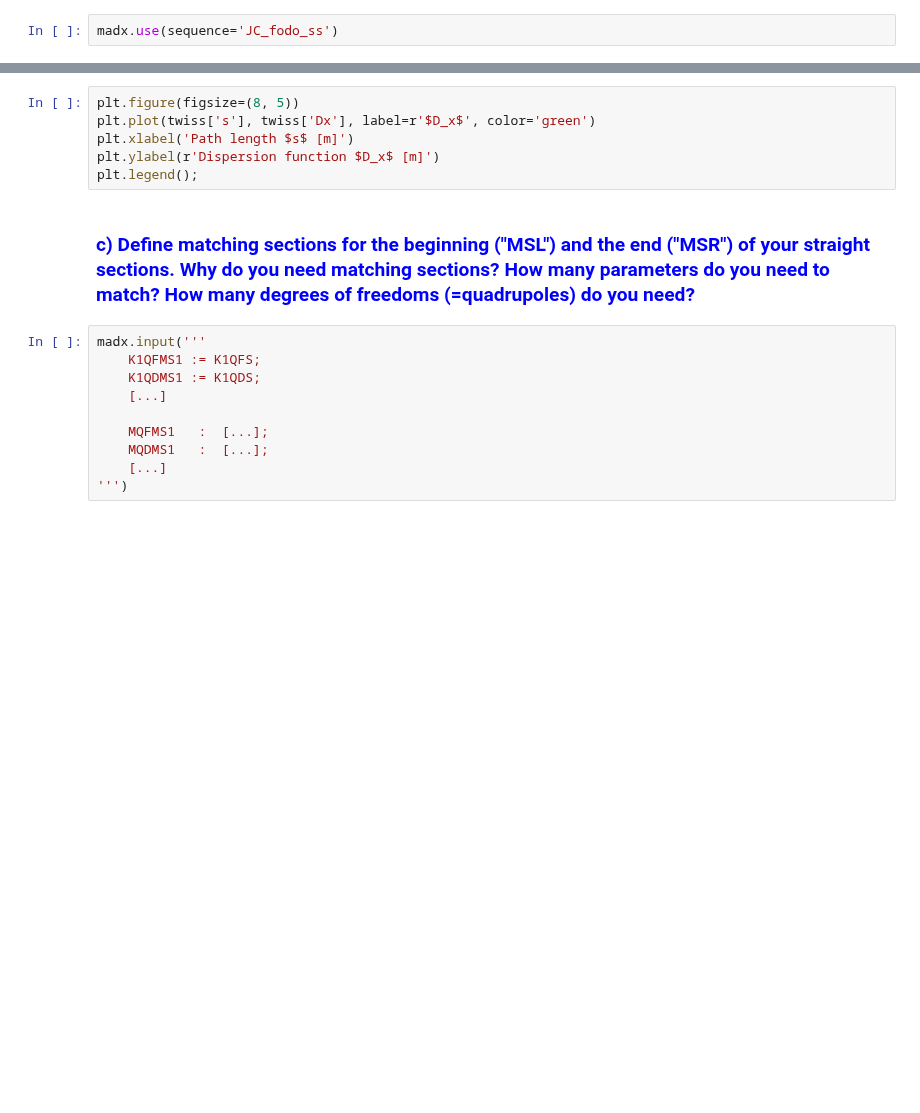
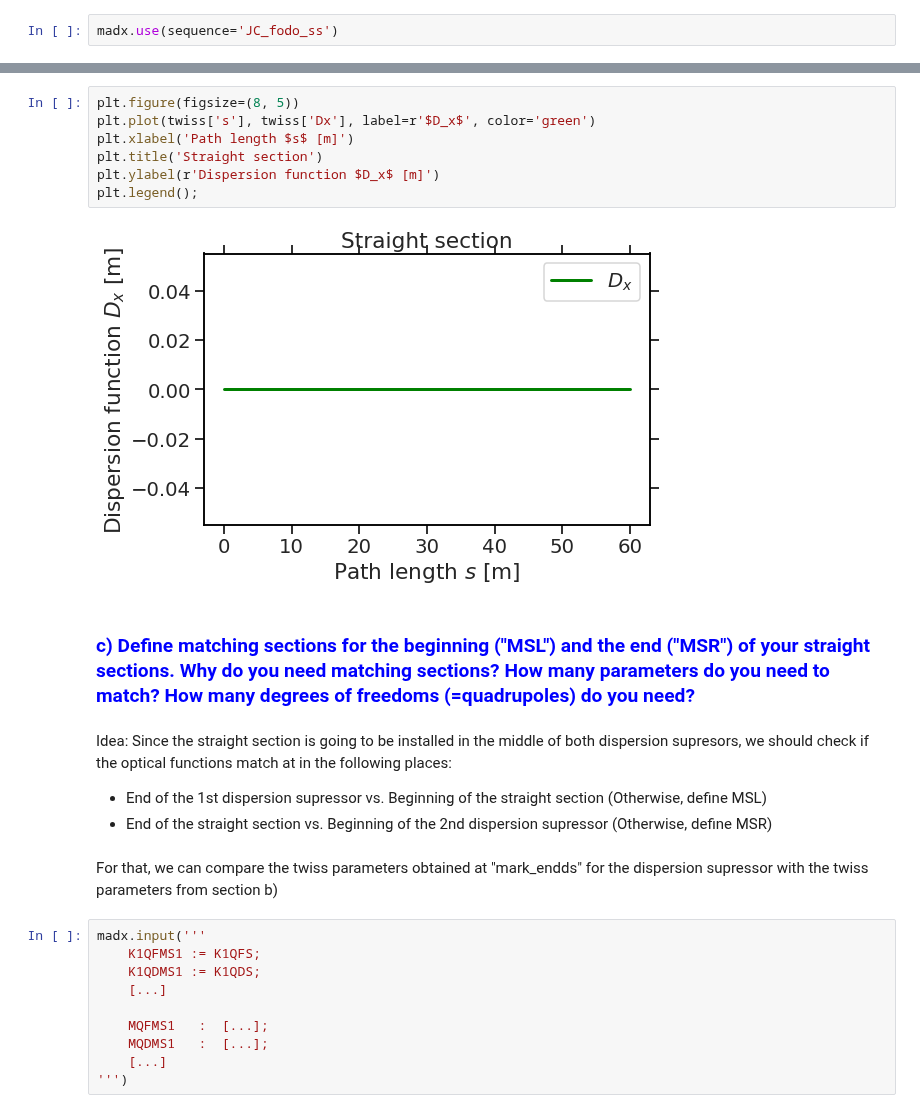
Before and after one commit to youcann/JUAS-2022-accelerator-workshop-group10, a Jupyter notebook: JUAS22_AccDesign_Topic-III-Lattice-Design.ipynb, the cells around one changed output, grey strips where cells are left out. Drawn from its saved outputs; the diff is of its cells as text; blank space fills up the shorter version.

```diff
--- a/JUAS22_AccDesign_Topic-III-Lattice-Design.ipynb
+++ b/JUAS22_AccDesign_Topic-III-Lattice-Design.ipynb
@@ -855,11 +883,20 @@ plt.legend();
 # %%
 plt.figure(figsize=(8, 5))
 plt.plot(twiss['s'], twiss['Dx'], label=r'$D_x$', color='green')
 plt.xlabel('Path length $s$ [m]')
+plt.title('Straight section')
 plt.ylabel(r'Dispersion function $D_x$ [m]')
 plt.legend();
+# %% [output]
+[figure, added]
 # %% [markdown]
 ### <span style="color:blue;">c) Define matching sections for the beginning ("MSL") and the end ("MSR") of your straight sections. Why do you need matching sections? How many parameters do you need to match? How many degrees of freedoms (=quadrupoles) do you need? </span>
+# %% [markdown]
+Idea: Since the straight section is going to be installed in the middle of both dispersion supresors, we should check if the optical functions match at in the following places:
+- End of the 1st dispersion supressor vs. Beginning of the straight section (Otherwise, define MSL)
+- End of the straight section vs. Beginning of the 2nd dispersion supressor (Otherwise, define MSR)
+# %% [markdown]
+For that, we can compare the twiss parameters obtained at "mark_endds" for the dispersion supressor with the twiss parameters from section b)
 # %%
 madx.input('''
     K1QFMS1 := K1QFS;
```
Also changed, not shown: parts of 14 cells of this notebook.
